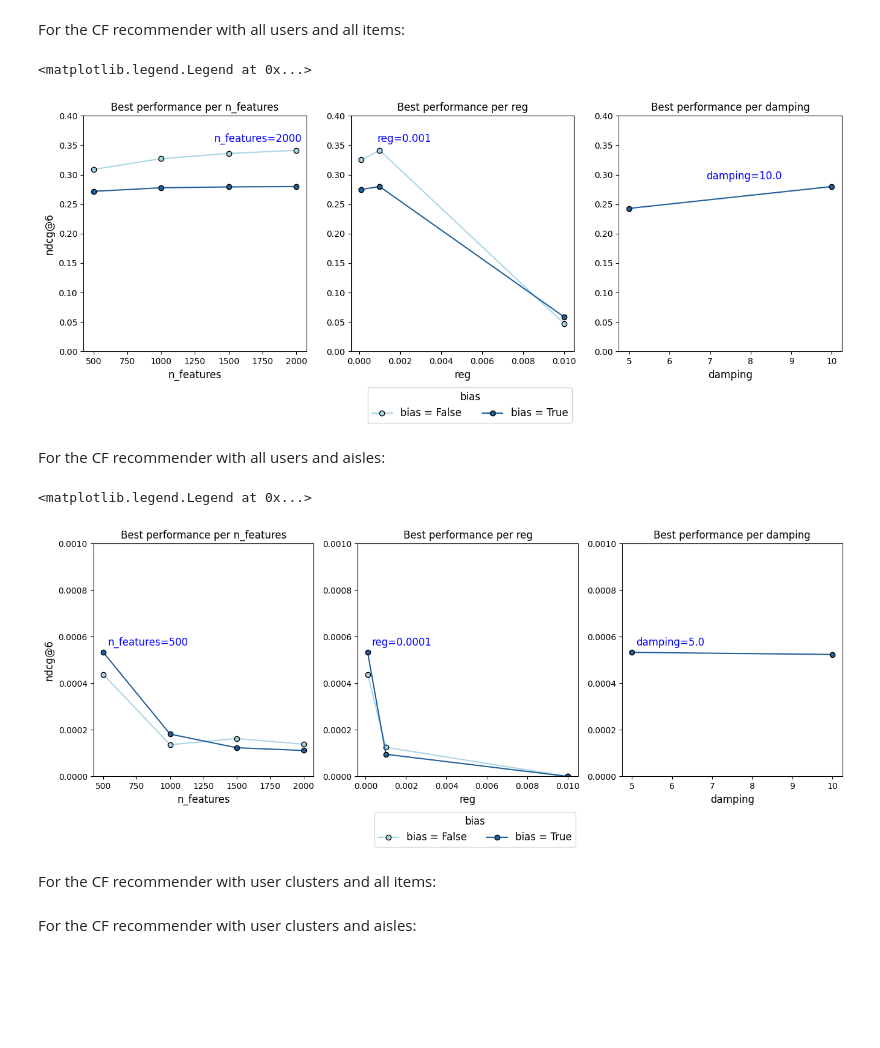
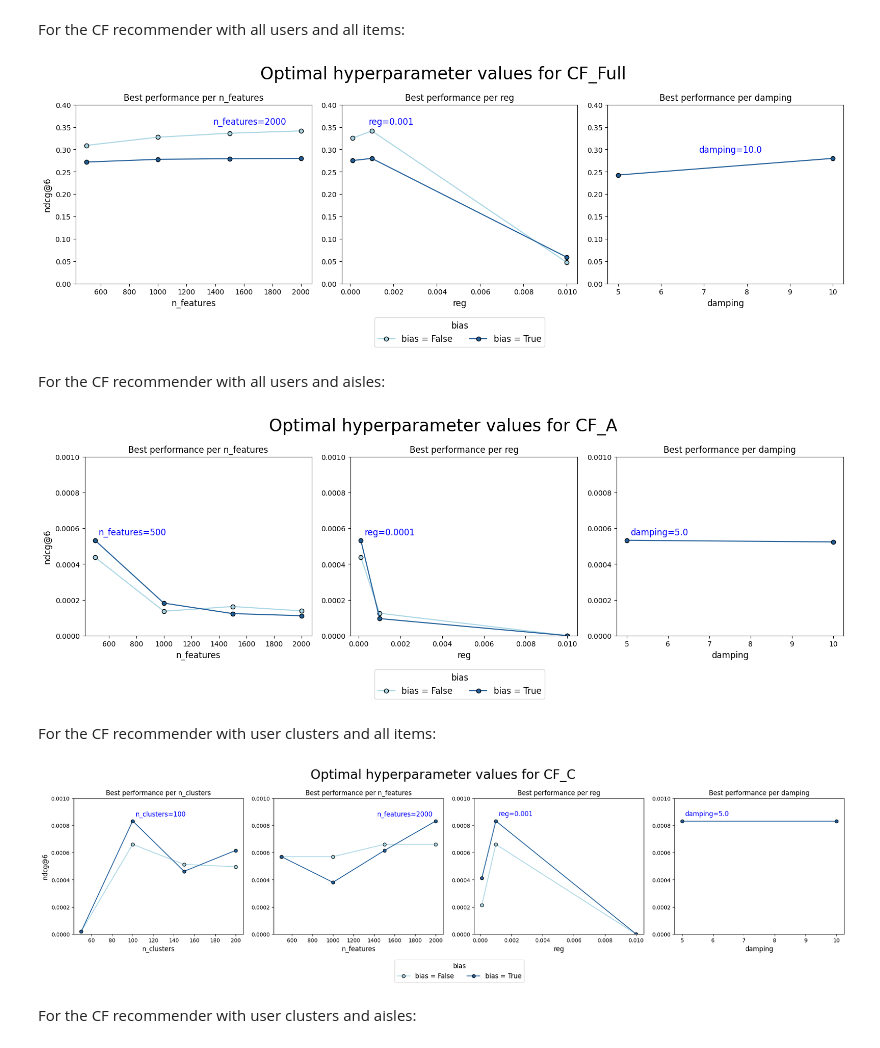
Before and after one commit to krusand/02807-CT-Project, a Jupyter notebook: experiments/experiment_results_viz.ipynb, the cells around one changed output. Cells and saved outputs as stored; diff of their text form; code cells hidden in the pictures; blank space fills up the shorter version.

Commit message:
feat: line charts for cluster cfs

```diff
--- a/experiments/experiment_results_viz.ipynb
+++ b/experiments/experiment_results_viz.ipynb
@@ -27,35 +29,39 @@ for i, hyperparam in enumerate(hyperparams):
         axes[i].plot(group[hyperparam], group["ndcg"], marker="o", label=f"bias = {bias}", c=color, markeredgecolor="black")
 
     axes[i].set_xlabel(f"{hyperparam}", fontsize=12)
     axes[i].set_title(f"Best performance per {hyperparam}")
     axes[i].set_ylim((0,0.4))
 
     # annotating the best performance achieved (place annotation at the actual data point)
     best_idx = grp_df["ndcg"].idxmax()
     best_x = grp_df.loc[best_idx, hyperparam]
     best_y = grp_df.loc[best_idx, "ndcg"]
     axes[i].annotate(f"{hyperparam}={best_x}",
                      xy=(best_x*0.68, best_y*1.02),
                      xytext=(5, 5),
                      textcoords="offset points",
                      ha="left", fontsize=12, color="blue",
                      clip_on=False)
 
     if i == 0:
         axes[i].set_ylabel("ndcg@6", fontsize=12)
 
+# overall title
+fig.suptitle("Optimal hyperparameter values for CF_Full", fontsize=24)
+
 # adding legend
 handles, labels = axes[0].get_legend_handles_labels()
 fig.legend(handles, labels,
            title="bias",
            loc="lower center",
            ncol=4,
            fontsize=12,
            title_fontsize=12,
            bbox_to_anchor=(0.52, -0.14))
+
+fig.tight_layout()
 # %% [output]
-<matplotlib.legend.Legend at 0x...>
-[figure, old version]
+[figure, new version]
 # %% [markdown]
 For the CF recommender with all users and aisles:
 # %%
@@ -94,6 +100,9 @@ for i, hyperparam in enumerate(hyperparams):
     if i == 0:
         axes[i].set_ylabel("ndcg@6", fontsize=12)
 
+# overall title
+fig.suptitle("Optimal hyperparameter values for CF_A", fontsize=24)
+
 # adding legend
 handles, labels = axes[0].get_legend_handles_labels()
 fig.legend(handles, labels,
@@ -103,10 +112,71 @@ fig.legend(handles, labels,
            fontsize=12,
            title_fontsize=12,
            bbox_to_anchor=(0.52, -0.14))
+
+fig.tight_layout()
 # %% [output]
-<matplotlib.legend.Legend at 0x...>
-[figure, old version]
+[figure, new version]
 # %% [markdown]
 For the CF recommender with user clusters and all items:
+# %%
+# initializing subplot
+nrows, ncols = 1, 4
+fig, axes = plt.subplots(nrows, ncols, figsize=(21, 5))
+
+# hyperparams to group by
+hyperparams = ["n_clusters", "n_features", "reg", "damping"]
+
+# color dict
+color_dict = {True: "#215F9A",
+              False: "#a9d6e5"}
+
+for i, hyperparam in enumerate(hyperparams):
+    grp_df = cf_uc_ai.groupby([hyperparam, "bias_value"])["avg_ndcg"].max().reset_index(name="ndcg")
+    for bias, group in grp_df.groupby("bias_value"):
+        color = color_dict[bias]
+        axes[i].plot(group[hyperparam], group["ndcg"], marker="o", label=f"bias = {bias}", c=color, markeredgecolor="black")
+
+    axes[i].set_xlabel(f"{hyperparam}", fontsize=12)
+    axes[i].set_title(f"Best performance per {hyperparam}")
+    axes[i].set_ylim((0,0.001))
+
+    # annotating the best performance achieved (place annotation at the actual data point)
+    best_idx = grp_df["ndcg"].idxmax()
+    best_x = grp_df.loc[best_idx, hyperparam]
+    best_y = grp_df.loc[best_idx, "ndcg"]
+    if hyperparam == "n_features":
+            axes[i].annotate(f"{hyperparam}={best_x}",
+                        xy=(best_x*0.7, best_y*1.02),
+                        xytext=(5, 5),
+                        textcoords="offset points",
+                        ha="left", fontsize=12, color="blue",
+                        clip_on=False)
+    else:
+        axes[i].annotate(f"{hyperparam}={best_x}",
+                        xy=(best_x, best_y*1.02),
+                        xytext=(5, 5),
+                        textcoords="offset points",
+                        ha="left", fontsize=12, color="blue",
+                        clip_on=False)
+
+    if i == 0:
+        axes[i].set_ylabel("ndcg@6", fontsize=12)
+
+# overall title
+fig.suptitle("Optimal hyperparameter values for CF_C", fontsize=24)
+
+# adding legend
+handles, labels = axes[0].get_legend_handles_labels()
+fig.legend(handles, labels,
+           title="bias",
+           loc="lower center",
+           ncol=4,
+           fontsize=12,
+           title_fontsize=12,
+           bbox_to_anchor=(0.52, -0.14))
+
+fig.tight_layout()
+# %% [output]
+[figure, added]
 # %% [markdown]
 For the CF recommender with user clusters and aisles:
```
Also changed, not shown: parts of 3 cells of this notebook.
